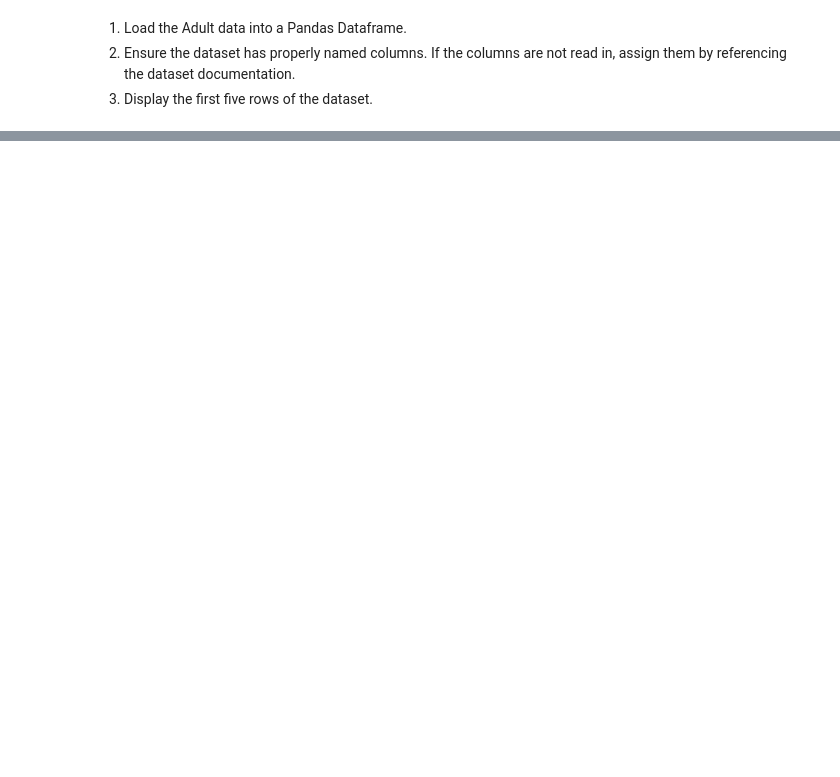
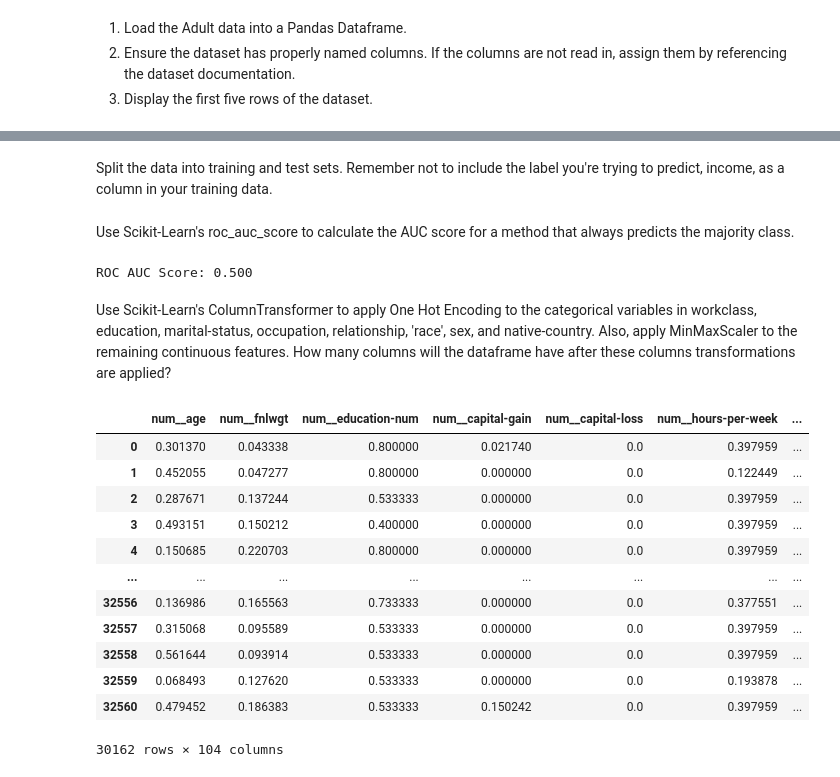
Before and after one commit to na-learning/ML-DeepLearning, a Jupyter notebook: Deep_Learning.ipynb, the cells around one changed output, grey strips where cells are left out. Drawn from its saved outputs; the diff is of its cells as text; code cells hidden in the pictures; blank space fills up the shorter version.

```diff
--- a/Deep_Learning.ipynb
+++ b/Deep_Learning.ipynb
@@ -69,0 +109,5 @@ print(df.head())
+# %%
+# Find all NULL values and drop them
+
+df = df.dropna(axis=0)
+print(df.shape)
@@ -69,0 +116,6 @@ print(df.head())
+# %%
+# Use Scikit-Learn's LabelEncoder to convert the income column with a data type
+# string to a binary variable.
+
+df['income']= LabelEncoder().fit_transform(df['income'])
+print(df['income'].unique())
@@ -69,0 +129,62 @@ print(df.head())
+# %% [markdown]
+
+Split the data into training and test sets. Remember not to include the label you're trying to predict, income, as a column in your training data.
+# %%
+# Split dataset into training and test sets
+X = df.loc[:, df.columns != 'income']
+y = df['income']
+X_train, X_test, y_train, y_test = train_test_split(X, y, test_size=0.2, random_state=42)
+# %% [markdown]
+Use Scikit-Learn's roc_auc_score to calculate the AUC score for a method that always predicts the majority class.
+# %%
+# Use Scikit-Learn's roc_auc_score to calculate the AUC score for a method that
+# always predicts the majority class.
+
+# The majority class can be calculated statistically using the mode; that is, the most common observation in a distribution.
+
+from scipy.stats import mode
+
+# predict the majority class
+def majority_class(y):
+	return mode(y)[0]
+
+# make predictions
+y_prob = [majority_class(y_train) for _ in range(len(y_test))]
+# calculate accuracy
+accuracy = roc_auc_score(y_test, y_prob)
+print('ROC AUC Score: %.3f' % accuracy)
+# %% [output]
+ROC AUC Score: 0.500
+# %% [markdown]
+Use Scikit-Learn's ColumnTransformer to apply One Hot Encoding to the categorical variables in workclass, education, marital-status, occupation, relationship, 'race', sex, and native-country. Also, apply MinMaxScaler to the remaining continuous features. How many columns will the dataframe have after these columns transformations are applied?
+# %%
+numerical_x = X.select_dtypes(include=['int64', 'float64']).columns
+categorical_x = ['workclass', 'education', 'marital-status', 'occupation', 'relationship', 'race', 'sex', 'native-country']
+
+# print(numerical_x)
+# print(categorical_x)
+# print(X.columns.size)
+
+t = [('num', MinMaxScaler(), numerical_x), ('cat', OneHotEncoder(sparse_output=False, handle_unknown="ignore"), categorical_x)]
+
+ct = ColumnTransformer(transformers=t, remainder='drop')
+# %%
+# How many columns will the dataframe have after these columns transformations are applied?
+# 104 columns
+ct.set_output(transform='pandas')
+df = ct.fit_transform(df)
+df
+# %% [output]
+|  | num__age | num__fnlwgt | num__education-num | num__capital-gain | num__capital-loss | num__hours-per-week | ... |
+| 0 | 0.301370 | 0.043338 | 0.800000 | 0.021740 | 0.0 | 0.397959 | ... |
+| 1 | 0.452055 | 0.047277 | 0.800000 | 0.000000 | 0.0 | 0.122449 | ... |
+| 2 | 0.287671 | 0.137244 | 0.533333 | 0.000000 | 0.0 | 0.397959 | ... |
+| 3 | 0.493151 | 0.150212 | 0.400000 | 0.000000 | 0.0 | 0.397959 | ... |
+| 4 | 0.150685 | 0.220703 | 0.800000 | 0.000000 | 0.0 | 0.397959 | ... |
+| ... | ... | ... | ... | ... | ... | ... | ... |
+| 32556 | 0.136986 | 0.165563 | 0.733333 | 0.000000 | 0.0 | 0.377551 | ... |
+| 32557 | 0.315068 | 0.095589 | 0.533333 | 0.000000 | 0.0 | 0.397959 | ... |
+| 32558 | 0.561644 | 0.093914 | 0.533333 | 0.000000 | 0.0 | 0.397959 | ... |
+| 32559 | 0.068493 | 0.127620 | 0.533333 | 0.000000 | 0.0 | 0.193878 | ... |
+| 32560 | 0.479452 | 0.186383 | 0.533333 | 0.150242 | 0.0 | 0.397959 | ... |
+30162 rows × 104 columns
```
Also changed, not shown: parts of 15 cells of this notebook.
